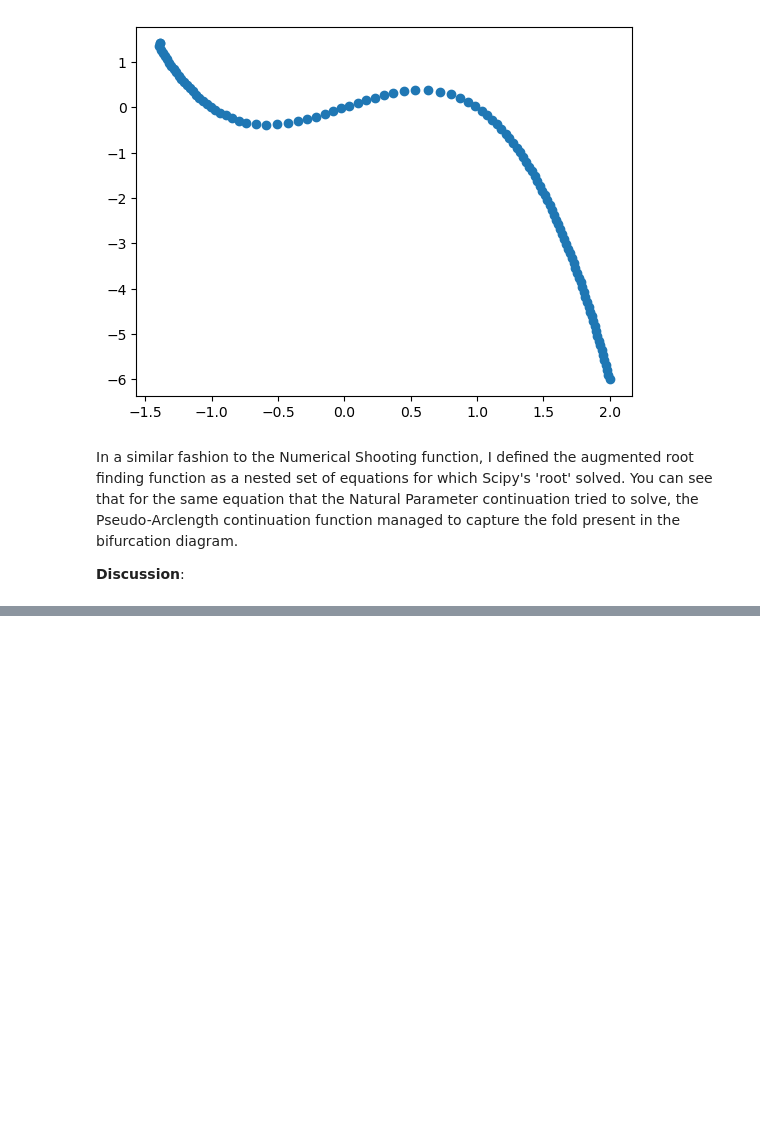
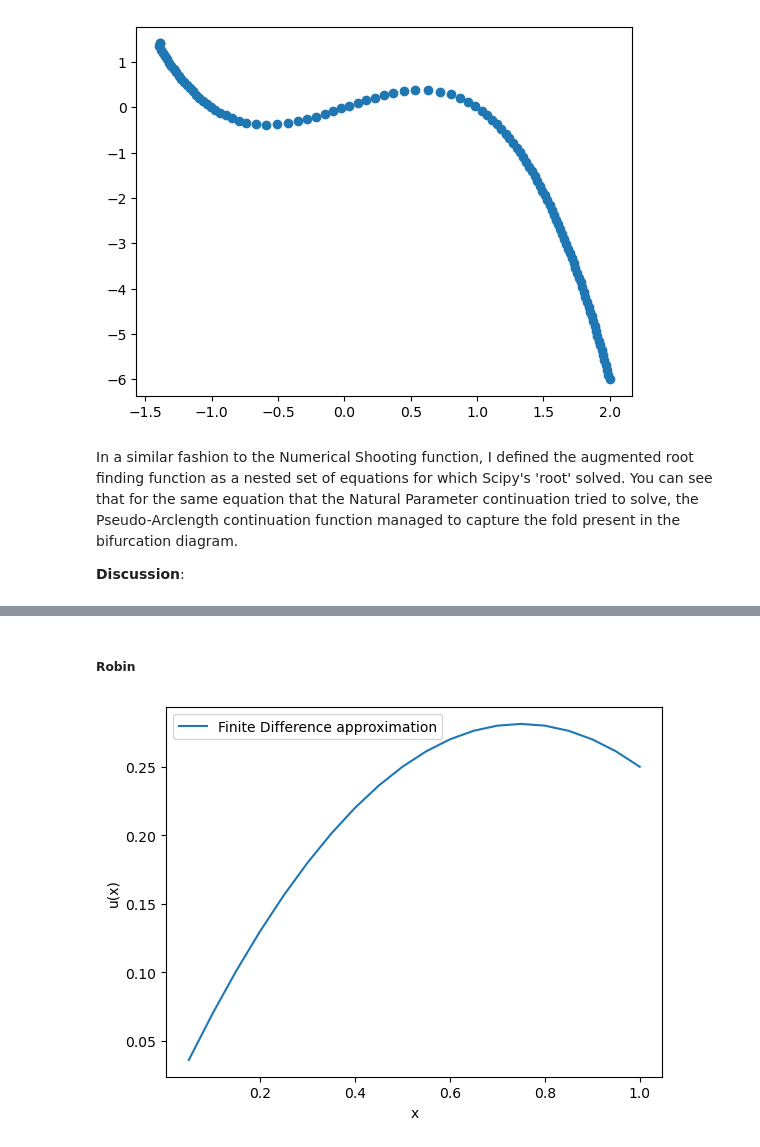
Before and after one commit to HenryHutch2001/EMAT30008, a Jupyter notebook: Report.ipynb, the cells around one changed output, grey strips where cells are left out. Saved outputs shown, nothing was run; the diff lists cells and outputs as text; code cells hidden in the pictures; blank space fills up the shorter version.

```diff
--- a/Report.ipynb
+++ b/Report.ipynb
@@ -187,0 +222,11 @@ My function for the Finite Difference
+# %% [markdown]
+##### Robin
+# %%
+x,y = FiniteDifference(source,1,20,'robin',0.0,[0.0,1.0])
+plt.plot(x,y,label='Finite Difference approximation')
+plt.xlabel('x')
+plt.ylabel('u(x)')
+plt.legend()
+plt.show()
+# %% [output]
+[figure, added]
```
Also changed, not shown: parts of 21 cells of this notebook, 6 other files.
